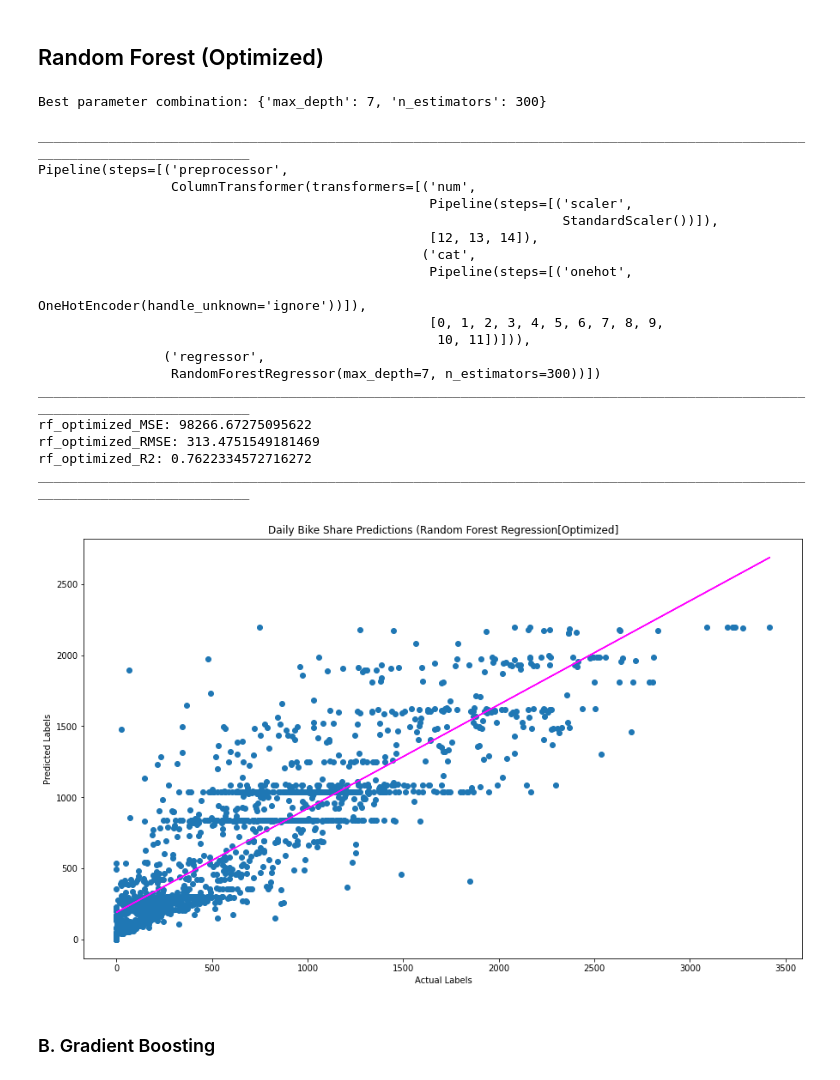
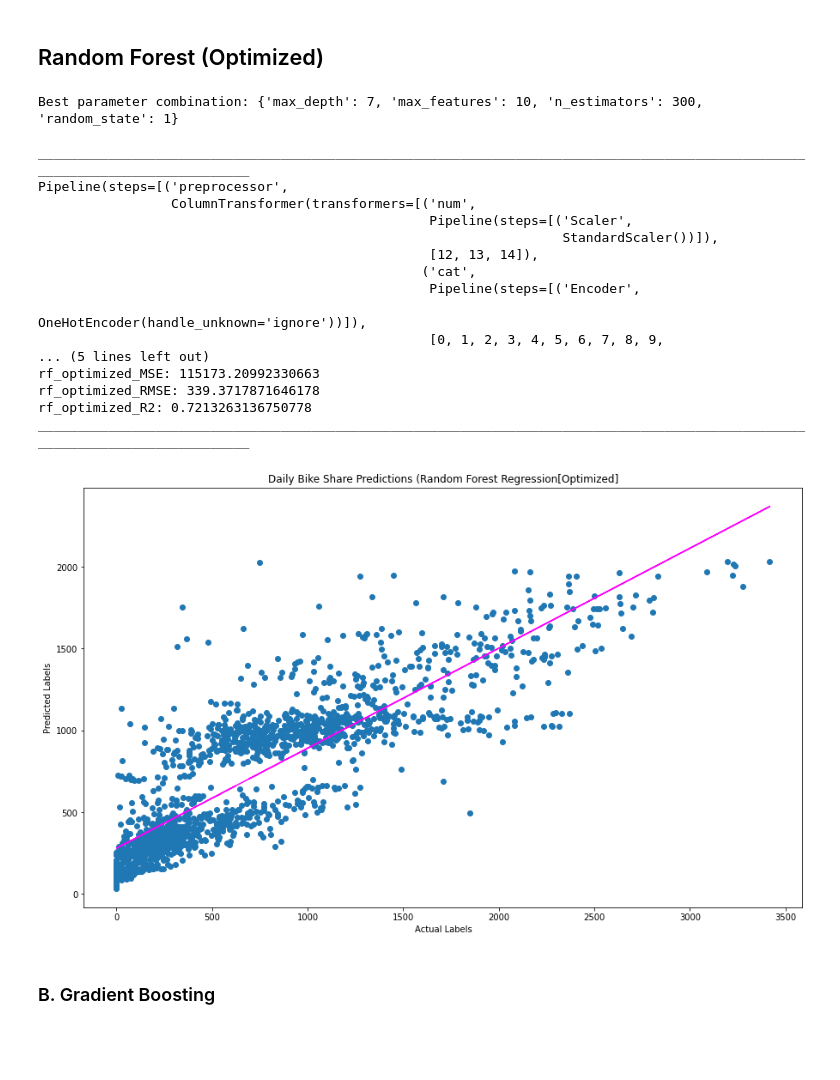
Before and after one commit to shubhpanchal/BikeSharing, a Jupyter notebook: Bike_Sharing_Demand_Prediction.ipynb, the cells around one changed output. Saved outputs shown, nothing was run; the diff lists cells and outputs as text; code cells hidden in the pictures; blank space fills up the shorter version.

```diff
--- a/Bike_Sharing_Demand_Prediction.ipynb
+++ b/Bike_Sharing_Demand_Prediction.ipynb
@@ -391,9 +391,11 @@ print('Categorical Features : ', categorical_features)
 Numeric Features :  ['Temperature', 'Humidity', 'Wind Speed', 'Dew Point Temp']
 Categorical Features :  ['Seasons', 'Holiday', 'Functioning Day', 'Year', 'Month', 'Day_name', 'is_weekend', 'Visibility', 'Solar Radiation', 'Rainfall', 'Snowfall', 'Day', 'Hour', 'Day_time']
 # %%
-X = bike_df[['Seasons','Holiday','Functioning Day','Functioning Day','Year','Month','Visibility','Solar Radiation','Rainfall','Snowfall','Hour','Day_time',
-             'Humidity','Wind Speed','Dew Point Temp']].values
-y = bike_df['Rented Bike Count'].values
+X1 = bike_df[['Seasons','Holiday','Functioning Day','Functioning Day','Year','Month','Visibility','Solar Radiation','Rainfall','Snowfall','Hour','Day_time',
+             'Humidity','Wind Speed','Dew Point Temp']]
+y1 = bike_df['Rented Bike Count']
+X= X1.values
+y=y1.values
 print('Features: ',X[:10], '\nLabels: ',y[:10], sep='\n')
 # %% [output]
 Features:
@@ -433,17 +435,17 @@ y_test Shape:  (1752,)
 from sklearn.compose import ColumnTransformer
 from sklearn.pipeline import Pipeline
 from sklearn.impute import SimpleImputer
-from sklearn.preprocessing import StandardScaler, OneHotEncoder
+from sklearn.preprocessing import StandardScaler, OneHotEncoder, MinMaxScaler
 
 # Define preprocessing for categorical features(encode them)
 cat_features = [0,1,2,3,4,5,6,7,8,9,10,11]
 categorical_transformer = Pipeline(steps=[
-    ('onehot', OneHotEncoder(handle_unknown='ignore'))])
+    ('Encoder', OneHotEncoder(handle_unknown='ignore'))])
 
 # define preprocessing for Numerical Features (Feature Scaling)
 num_features =[12,13,14]
 numeric_transformer = Pipeline(steps=[
-    ('scaler',StandardScaler())])
+    ('Scaler',StandardScaler())])
 
 # Combining Preprocessing Steps
 preprocessor= ColumnTransformer(
@@ -666,10 +668,11 @@ ________________________________________________________________________________
 # %%
 from sklearn.ensemble import RandomForestRegressor
 model = 'Random Forest'
+rf =RandomForestRegressor()
 models.append(model)
 # Create Preprocessing and Training Pipeline
 rf_pipeline = Pipeline(steps=[('preprocessor',preprocessor),
-                           ('regressor', RandomForestRegressor())])
+                           ('regressor', rf)])
 
 # Fit the pipeline to train a linear regression model on the training set
 rf_model = rf_pipeline.fit(X_train,(y_train))
@@ -729,6 +732,7 @@ models.append(model)
 alg = RandomForestRegressor()
 parameters = {
     'n_estimators': [100, 150, 200, 250, 300],
+    'max_features':[1,5,10],
     'max_depth': [4,5,6,7],
     'random_state':[1]}
 score = make_scorer(r2_score)
@@ -759,44 +763,41 @@ MSE.append(rf_optimized_mse)
 rf_optimized_rmse = np.sqrt(rf_optimized_mse)
 print("rf_optimized_RMSE:", rf_optimized_rmse)
 RMSE.append(rf_optimized_rmse)
 rf_optimized_r2 = r2_score(y_test, rf_optimized_predictions)
 print("rf_optimized_R2:", rf_optimized_r2)
 R_2.append(rf_optimized_r2)
 print('_'*125)
 
 # Plot predicted vs actual
 plt.figure(figsize=(15,9))
 plt.scatter(y_test, rf_optimized_predictions)
 plt.xlabel('Actual Labels')
 plt.ylabel('Predicted Labels')
 plt.title('Daily Bike Share Predictions (Random Forest Regression[Optimized]')
 # overlay the regression line
 z = np.polyfit(y_test, rf_optimized_predictions, 1)
 p = np.poly1d(z)
 plt.plot(y_test,p(y_test), color='magenta')
 plt.show()
 # %% [output]
-Best parameter combination: {'max_depth': 7, 'n_estimators': 300}
+Best parameter combination: {'max_depth': 7, 'max_features': 10, 'n_estimators': 300, 'random_state': 1}
 
 _____________________________________________________________________________________________________________________________
 Pipeline(steps=[('preprocessor',
                  ColumnTransformer(transformers=[('num',
-                                                  Pipeline(steps=[('scaler',
+                                                  Pipeline(steps=[('Scaler',
                                                                    StandardScaler())]),
                                                   [12, 13, 14]),
                                                  ('cat',
-                                                  Pipeline(steps=[('onehot',
+                                                  Pipeline(steps=[('Encoder',
                                                                    OneHotEncoder(handle_unknown='ignore'))]),
                                                   [0, 1, 2, 3, 4, 5, 6, 7, 8, 9,
-                                                   10, 11])])),
-                ('regressor',
-                 RandomForestRegressor(max_depth=7, n_estimators=300))])
+... (5 lines left out)
+rf_optimized_MSE: 115173.20992330663
+rf_optimized_RMSE: 339.3717871646178
+rf_optimized_R2: 0.7213263136750778
 _____________________________________________________________________________________________________________________________
-rf_optimized_MSE: 98266.67275095622
-rf_optimized_RMSE: 313.4751549181469
-rf_optimized_R2: 0.7622334572716272
-_____________________________________________________________________________________________________________________________
-[figure, old version]
+[figure, new version]
 # %% [markdown]
 ### B. Gradient Boosting
 # %%
```
Also changed, not shown: parts of 9 cells of this notebook.
